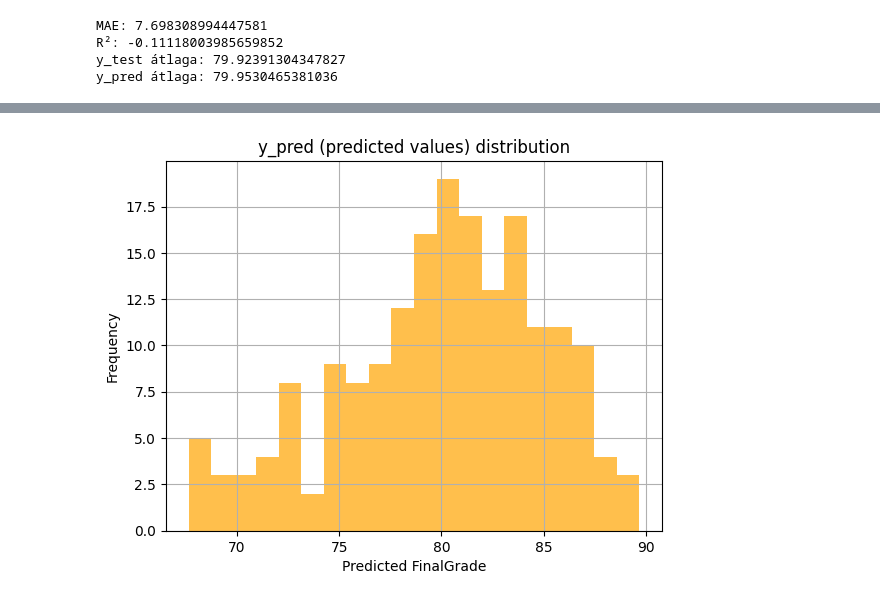
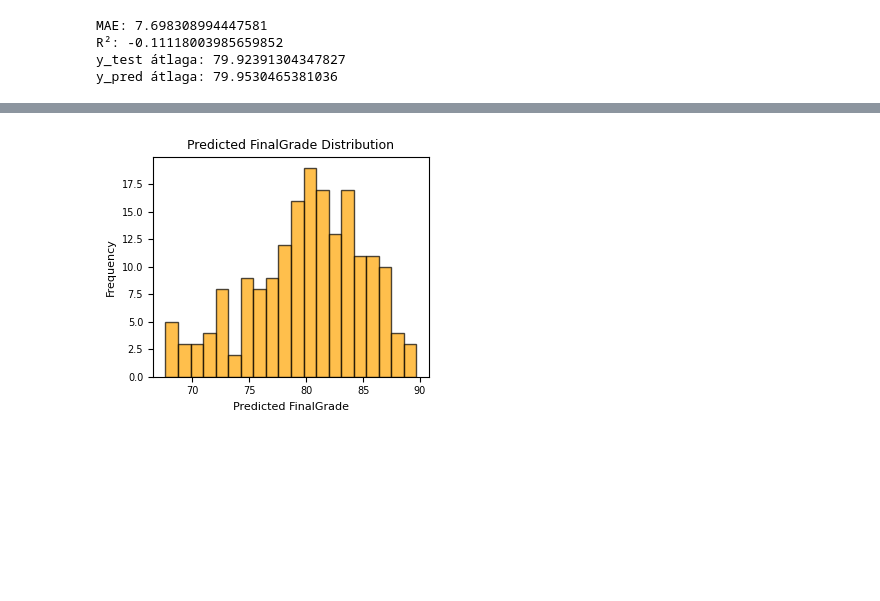
Before and after one commit to berekmeri/SPO8B4-kutmod, a Jupyter notebook: Sajat_kutatas/student_performance.ipynb, the cells around one changed output, grey strips where cells are left out. Saved outputs shown, nothing was run; the diff lists cells and outputs as text; code cells hidden in the pictures; blank space fills up the shorter version.

```diff
--- a/Sajat_kutatas/student_performance.ipynb
+++ b/Sajat_kutatas/student_performance.ipynb
@@ -96,8 +96,16 @@ importances = rf.feature_importances_
 feature_names = x.columns
 
 fi = pd.Series(importances, index=feature_names).sort_values(ascending=True)
-plt.figure(figsize=(10, 8))
+plt.figure(figsize=(3.5, 3.5))
 fi.plot(kind="barh", color="skyblue")
+
+# Set IEEE-friendly font sizes
+plt.rc('font', size=8)          # base font
+plt.rc('axes', titlesize=9)     # title size
+plt.rc('axes', labelsize=8)     # axis label size
+plt.rc('xtick', labelsize=7)
+plt.rc('ytick', labelsize=7)
+plt.rc('legend', fontsize=7)
 
 plt.title("Feature Importance according to Random Forest")
 plt.xlabel("Importance")
@@ -156,9 +172,22 @@ R²: -0.11118003985659852
 y_test átlaga: 79.92391304347827
 y_pred átlaga: 79.9530465381036
 # %%
-df["FinalGrade"].hist(bins=20)
-plt.title("FinalGrade distribution")
+plt.figure(figsize=(3.5, 3.0))
+
+plt.rc('font', size=9)
+plt.rc('axes', titlesize=9)
+plt.rc('axes', labelsize=8)
+plt.rc('xtick', labelsize=7)
+plt.rc('ytick', labelsize=7)
+plt.rc('legend', fontsize=7)
+
+df["FinalGrade"].hist(bins=20, color="skyblue", edgecolor="black")
+
+plt.title("FinalGrade Distribution")
 plt.xlabel("FinalGrade")
 plt.ylabel("Frequency")
+plt.grid(False)
+
+plt.tight_layout()
 plt.show()
 # %% [output]
@@ -166,9 +195,21 @@ plt.show()
 # %%
-plt.hist(y_pred, bins=20, color="orange", alpha=0.7)
-plt.title("y_pred (predicted values) distribution")
+plt.figure(figsize=(3.5, 3.0))
+
+plt.rc('font', size=9)
+plt.rc('axes', titlesize=9)
+plt.rc('axes', labelsize=8)
+plt.rc('xtick', labelsize=7)
+plt.rc('ytick', labelsize=7)
+plt.rc('legend', fontsize=7)
+
+plt.hist(y_pred, bins=20, color="orange", alpha=0.7, edgecolor="black")
+
+plt.title("Predicted FinalGrade Distribution")
 plt.xlabel("Predicted FinalGrade")
 plt.ylabel("Frequency")
-plt.grid(True)
+plt.grid(False)
+
+plt.tight_layout()
 plt.show()
 # %% [output]
-[figure, old version]
+[figure, new version]
```
Also changed, not shown: parts of 4 cells of this notebook, 9 other files.
